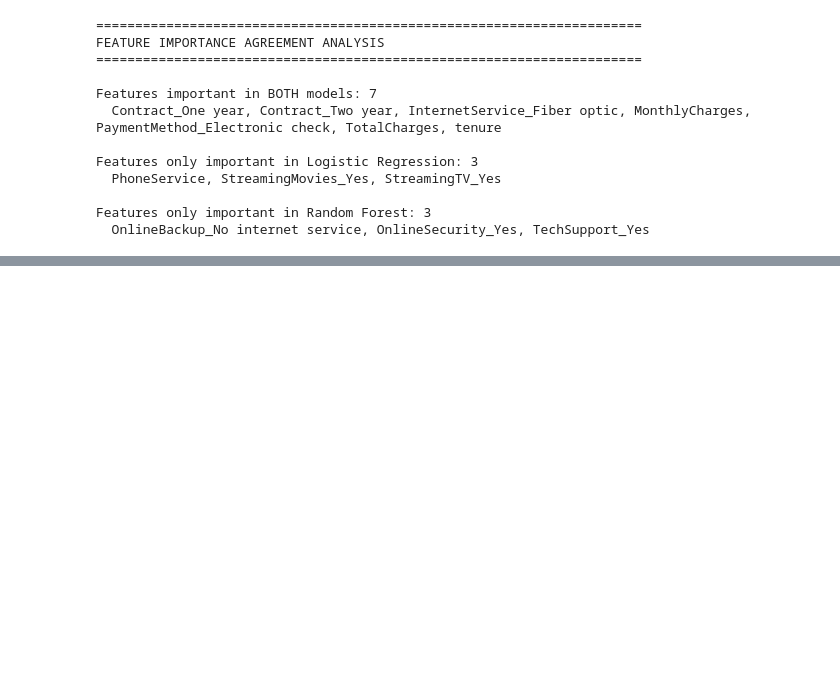
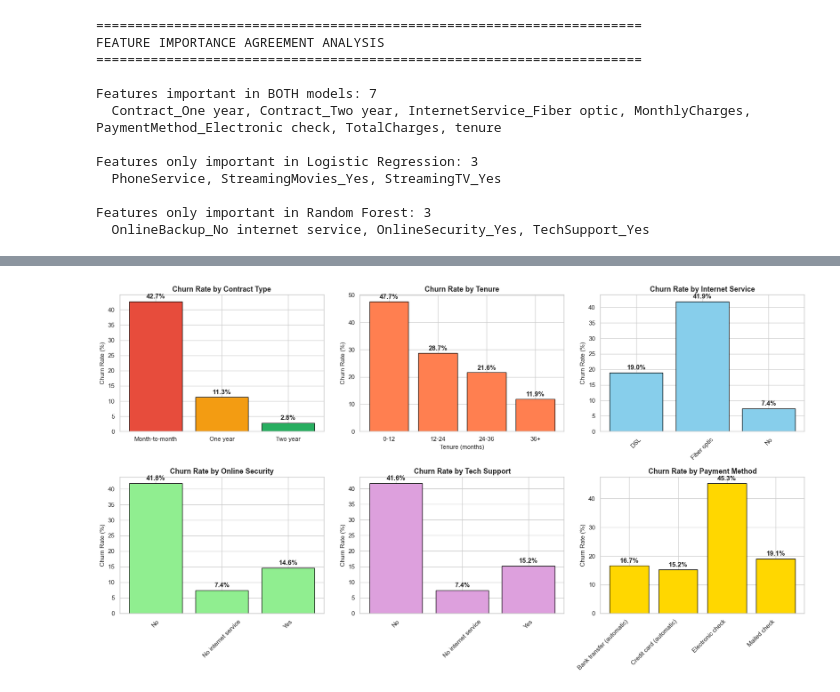
Before and after one commit to XCODESSS/Churn-Rate-Predictor, a Jupyter notebook: notebooks/eda.ipynb, the cells around one changed output, grey strips where cells are left out. Saved outputs shown, nothing was run; the diff lists cells and outputs as text; code cells hidden in the pictures; blank space fills up the shorter version.

```diff
--- a/notebooks/eda.ipynb
+++ b/notebooks/eda.ipynb
@@ -1654,0 +1848,67 @@ Features only important in Random Forest: 3
+# %%
+# Cell 5: Churn Drivers Visualization
+fig, axes = plt.subplots(2, 3, figsize=(18, 10))
+
+# 1. Contract Type vs Churn
+contract_churn = data_analysis.groupby('Contract')['Churn'].apply(lambda x: (x == 'Yes').sum() / len(x) * 100)
+axes[0, 0].bar(contract_churn.index, contract_churn.values, color=['#e74c3c', '#f39c12', '#27ae60'], edgecolor='black')
+axes[0, 0].set_title('Churn Rate by Contract Type', fontsize=13, fontweight='bold')
+axes[0, 0].set_ylabel('Churn Rate (%)', fontsize=11)
+for i, v in enumerate(contract_churn.values):
+    axes[0, 0].text(i, v + 1, f'{v:.1f}%', ha='center', fontweight='bold')
+
+# 2. Tenure vs Churn
+tenure_bins = pd.cut(data_analysis['tenure'], bins=[0, 12, 24, 36, 72], labels=['0-12', '12-24', '24-36', '36+'])
+tenure_churn = data_analysis.groupby(tenure_bins)['Churn'].apply(lambda x: (x == 'Yes').sum() / len(x) * 100)
+axes[0, 1].bar(range(len(tenure_churn)), tenure_churn.values, color='coral', edgecolor='black')
+axes[0, 1].set_xticks(range(len(tenure_churn)))
+axes[0, 1].set_xticklabels(tenure_churn.index)
+axes[0, 1].set_title('Churn Rate by Tenure', fontsize=13, fontweight='bold')
+axes[0, 1].set_xlabel('Tenure (months)', fontsize=11)
+axes[0, 1].set_ylabel('Churn Rate (%)', fontsize=11)
+for i, v in enumerate(tenure_churn.values):
+    axes[0, 1].text(i, v + 1, f'{v:.1f}%', ha='center', fontweight='bold')
+
+# 3. Internet Service vs Churn
+internet_churn = data_analysis.groupby('InternetService')['Churn'].apply(lambda x: (x == 'Yes').sum() / len(x) * 100)
+axes[0, 2].bar(internet_churn.index, internet_churn.values, color='skyblue', edgecolor='black')
+axes[0, 2].set_title('Churn Rate by Internet Service', fontsize=13, fontweight='bold')
+axes[0, 2].set_ylabel('Churn Rate (%)', fontsize=11)
+axes[0, 2].tick_params(axis='x', rotation=45)
+for i, v in enumerate(internet_churn.values):
+    axes[0, 2].text(i, v + 1, f'{v:.1f}%', ha='center', fontweight='bold')
+
+# 4. Online Security vs Churn
+security_churn = data_analysis.groupby('OnlineSecurity')['Churn'].apply(lambda x: (x == 'Yes').sum() / len(x) * 100)
+axes[1, 0].bar(range(len(security_churn)), security_churn.values, color='lightgreen', edgecolor='black')
+axes[1, 0].set_xticks(range(len(security_churn)))
+axes[1, 0].set_xticklabels(security_churn.index, rotation=45)
+axes[1, 0].set_title('Churn Rate by Online Security', fontsize=13, fontweight='bold')
+axes[1, 0].set_ylabel('Churn Rate (%)', fontsize=11)
+for i, v in enumerate(security_churn.values):
+    axes[1, 0].text(i, v + 1, f'{v:.1f}%', ha='center', fontweight='bold')
+
+# 5. Tech Support vs Churn
+support_churn = data_analysis.groupby('TechSupport')['Churn'].apply(lambda x: (x == 'Yes').sum() / len(x) * 100)
+axes[1, 1].bar(range(len(support_churn)), support_churn.values, color='plum', edgecolor='black')
+axes[1, 1].set_xticks(range(len(support_churn)))
+axes[1, 1].set_xticklabels(support_churn.index, rotation=45)
+axes[1, 1].set_title('Churn Rate by Tech Support', fontsize=13, fontweight='bold')
+axes[1, 1].set_ylabel('Churn Rate (%)', fontsize=11)
+for i, v in enumerate(support_churn.values):
+    axes[1, 1].text(i, v + 1, f'{v:.1f}%', ha='center', fontweight='bold')
+
+# 6. Payment Method vs Churn
+payment_churn = data_analysis.groupby('PaymentMethod')['Churn'].apply(lambda x: (x == 'Yes').sum() / len(x) * 100)
+axes[1, 2].bar(range(len(payment_churn)), payment_churn.values, color='gold', edgecolor='black')
+axes[1, 2].set_xticks(range(len(payment_churn)))
+axes[1, 2].set_xticklabels(payment_churn.index, rotation=45, ha='right')
+axes[1, 2].set_title('Churn Rate by Payment Method', fontsize=13, fontweight='bold')
+axes[1, 2].set_ylabel('Churn Rate (%)', fontsize=11)
+for i, v in enumerate(payment_churn.values):
+    axes[1, 2].text(i, v + 1, f'{v:.1f}%', ha='center', fontweight='bold')
+
+plt.tight_layout()
+plt.show()
+# %% [output]
+[figure, added]
```
Also changed, not shown: parts of 22 cells of this notebook, 1 other file.
